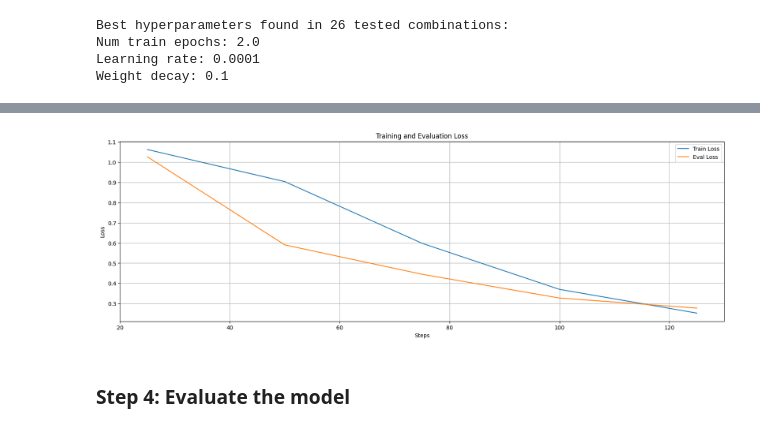
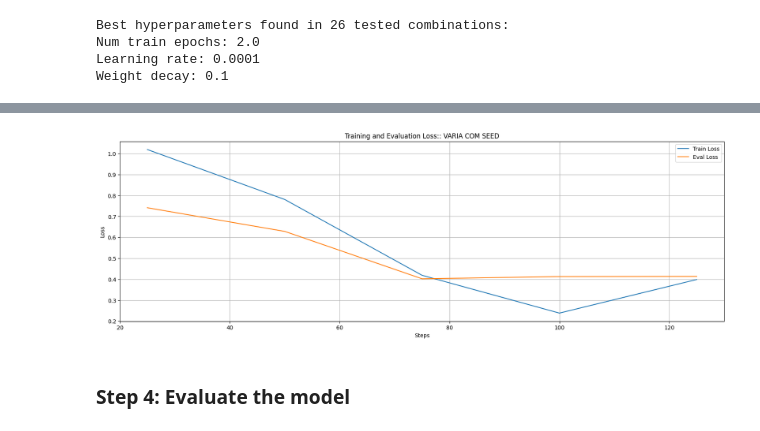
Before and after one commit to Hugoverissimo21/finphrasebank-sentiment, a Jupyter notebook: HV Model A.ipynb, the cells around one changed output, grey strips where cells are left out. Drawn from its saved outputs; the diff is of its cells as text; code cells hidden in the pictures.

Commit message:
finished model A*
* just missing saving plots and all that

```diff
--- a/HV Model A.ipynb
+++ b/HV Model A.ipynb
@@ -222,22 +222,22 @@ TrainOutput(global_step=126, training_loss=0.6334694207660736, metrics={'train_r
 # %%
 # get training and evaluation loss history
 log_history = trainer.state.log_history
 train_loss = [x["loss"] for x in log_history if "loss" in x]
 eval_loss = [x["eval_loss"] for x in log_history if "eval_loss" in x]
 eval_steps = [x["step"] for x in log_history if "eval_loss" in x]
 train_steps = [x["step"] for x in log_history if "loss" in x]
 
 plt.figure(figsize=(20, 6))
 plt.plot(train_steps, train_loss, label="Train Loss")
 plt.plot(eval_steps, eval_loss, label="Eval Loss")
 plt.xlabel("Steps")
 plt.ylabel("Loss")
-plt.title("Training and Evaluation Loss")
+plt.title("Training and Evaluation Loss:: VARIA COM SEED")
 plt.legend()
 plt.grid(True)
 plt.show()
 # %% [output]
-[figure, old version]
+[figure, new version]
 # %% [markdown]
 ### Step 4: Evaluate the model
 # %%
```
Also changed, not shown: parts of 2 cells of this notebook.
